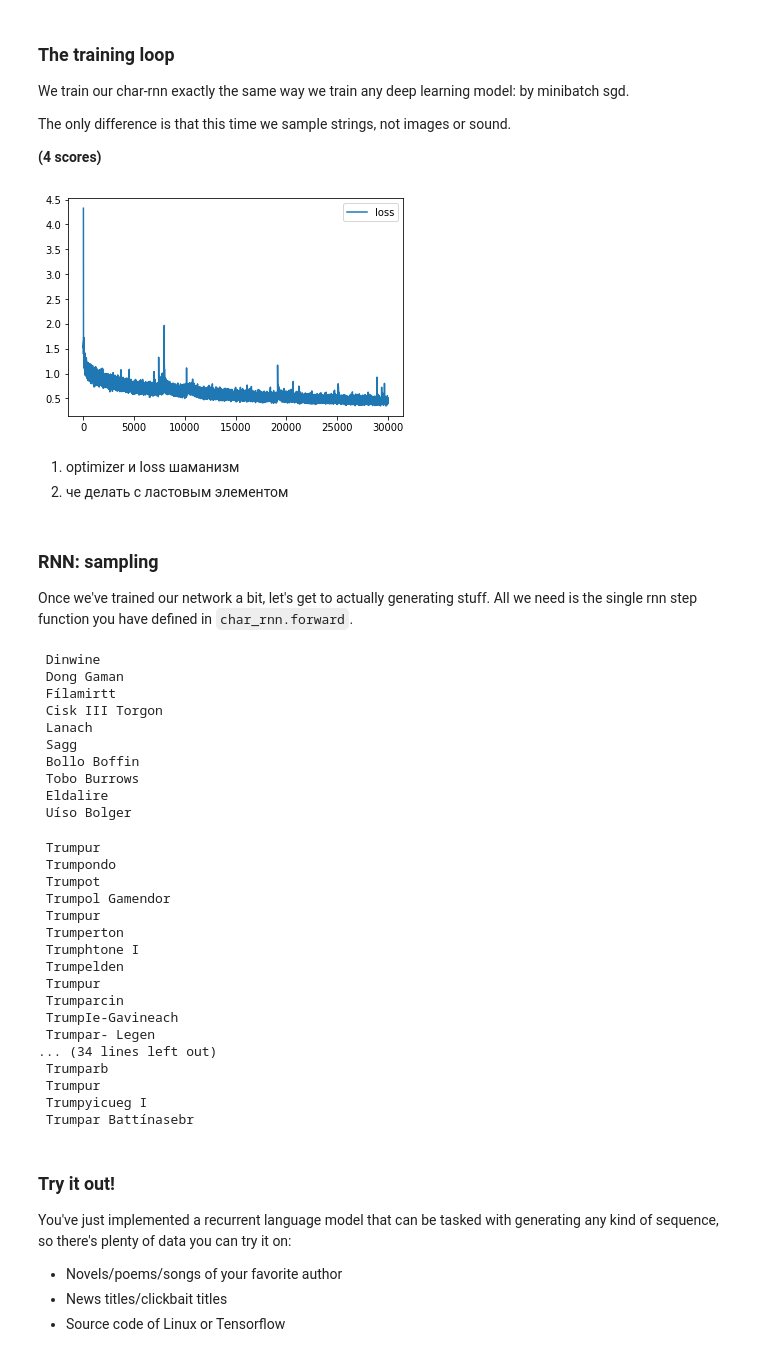
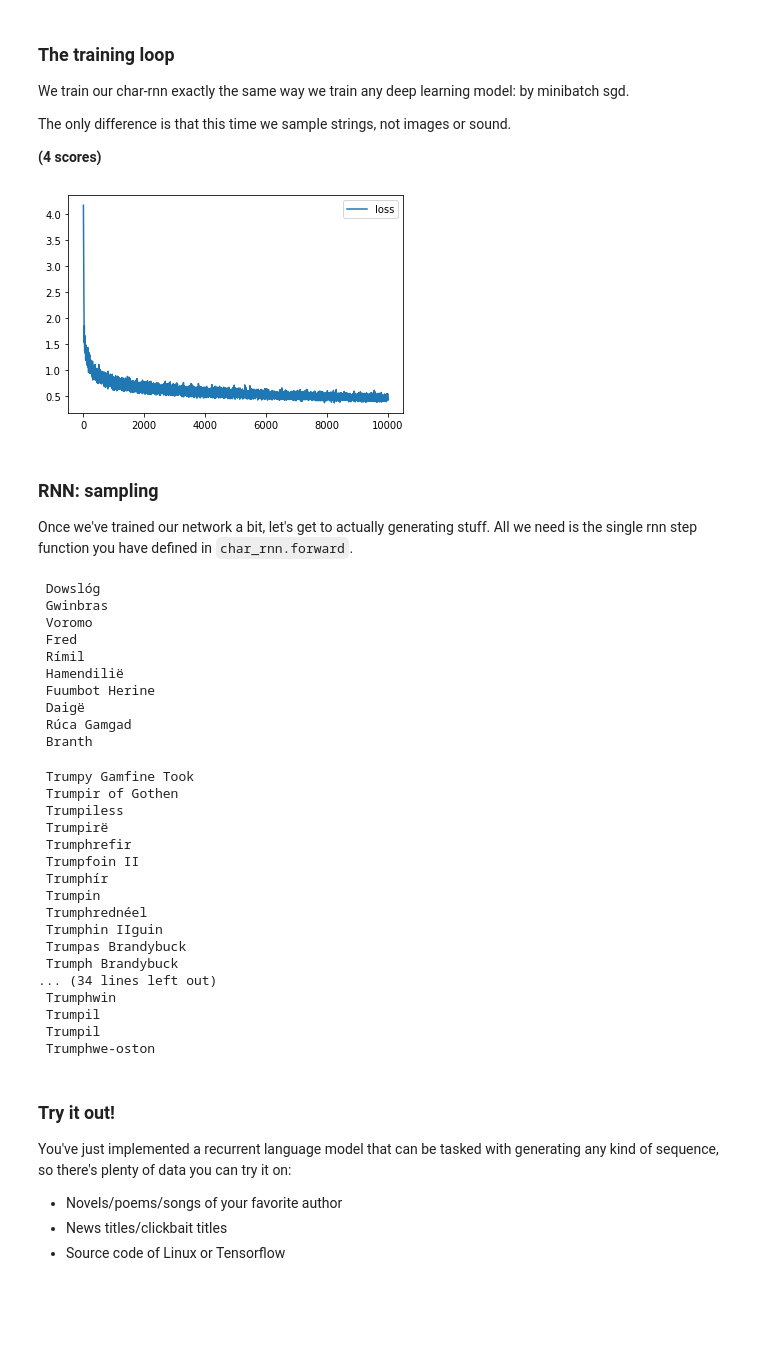
Before and after one commit to bagrorg/ml-course, a Jupyter notebook: 2022-spring-part-2/hws/HW2_rnn_pytorch_pr/HW2_rnn_pytorch.ipynb, the cells around one changed output. Drawn from its saved outputs; the diff is of its cells as text; code cells hidden in the pictures; blank space fills up the shorter version.

```diff
--- a/2022-spring-part-2/hws/HW2_rnn_pytorch_pr/HW2_rnn_pytorch.ipynb
+++ b/2022-spring-part-2/hws/HW2_rnn_pytorch_pr/HW2_rnn_pytorch.ipynb
@@ -237,43 +237,38 @@ opt = torch.optim.Adam(char_rnn.parameters())
 history = []
 # %%
 loss_fn = nn.CrossEntropyLoss()
-optimizer = torch.optim.SGD(char_rnn.parameters(), lr=1e-1)
 batch_size = 32
 
-for i in range(30000):
+for i in range(10000):
     batch_ix = to_matrix(sample(lines, batch_size), max_len=MAX_LENGTH)
     batch_ix = torch.tensor(batch_ix, dtype=torch.int64)
 
     logp_seq = rnn_loop(char_rnn, batch_ix)
 
     # compute loss
     # <YOUR CODE>
 
-    #MY BAD CODE  ???? LAST == SPACE????
     target = torch.zeros(batch_size, MAX_LENGTH, dtype=torch.long)
     target += torch.cat((batch_ix[:, 1:], torch.full((batch_size, 1), token_to_id[end_token])), dim=1).long()
 
     loss = loss_fn(logp_seq.transpose(1, 2), target)                  ### MY CODE
 
     # train with backprop
     # <YOUR CODE>
-    optimizer.zero_grad()
+    opt.zero_grad()
     loss.backward()
-    optimizer.step()
+    opt.step()
 
     history.append(loss.data.numpy())
     if (i+1)%100==0:
         clear_output(True)
         plt.plot(history,label='loss')
         plt.legend()
         plt.show()
 
 assert np.mean(history[:10]) > np.mean(history[-10:]), "RNN didn't converge."
 # %% [output]
-[figure, old version]
+[figure, new version]
-# %% [markdown]
-1. optimizer и loss шаманизм
-2. че делать с ластовым элементом
 # %% [markdown]
 ### RNN: sampling
 Once we've trained our network a bit, let's get to actually generating stuff.
@@ -311,37 +306,37 @@ def generate_sample(char_rnn, seed_phrase=' ', max_length=MAX_LENGTH, temperatur
 for _ in range(10):
     print(generate_sample(char_rnn).split('|')[0])
 # %% [output]
- Dinwine
- Dong Gaman
- Fílamirtt
- Cisk III Torgon
- Lanach
- Sagg
- Bollo Boffin
- Tobo Burrows
- Eldalire
- Uíso Bolger
+ Dowslóg
+ Gwinbras
+ Voromo
+ Fred
+ Rímil
+ Hamendilië
+ Fuumbot Herine
+ Daigë
+ Rúca Gamgad
+ Branth
 # %%
 for _ in range(50):
     print(generate_sample(char_rnn, seed_phrase=' Trump').split('|')[0])
 # %% [output]
- Trumpur
- Trumpondo
- Trumpot
- Trumpol Gamendor
- Trumpur
- Trumperton
- Trumphtone I
- Trumpelden
- Trumpur
- Trumparcin
- TrumpIe-Gavineach
- Trumpar- Legen
+ Trumpy Gamfine Took
+ Trumpir of Gothen
+ Trumpiless
+ Trumpirë
+ Trumphrefir
+ Trumpfoin II
+ Trumphír
+ Trumpin
+ Trumphrednéel
+ Trumphin IIguin
+ Trumpas Brandybuck
+ Trumph Brandybuck
 ... (34 lines left out)
- Trumparb
- Trumpur
- Trumpyicueg I
- Trumpar Battínasebr
+ Trumphwin
+ Trumpil
+ Trumpil
+ Trumphwe-oston
 # %% [markdown]
 ### Try it out!
 You've just implemented a recurrent language model that can be tasked with generating any kind of sequence, so there's plenty of data you can try it on:
```
Also changed, not shown: parts of 4 cells of this notebook.
